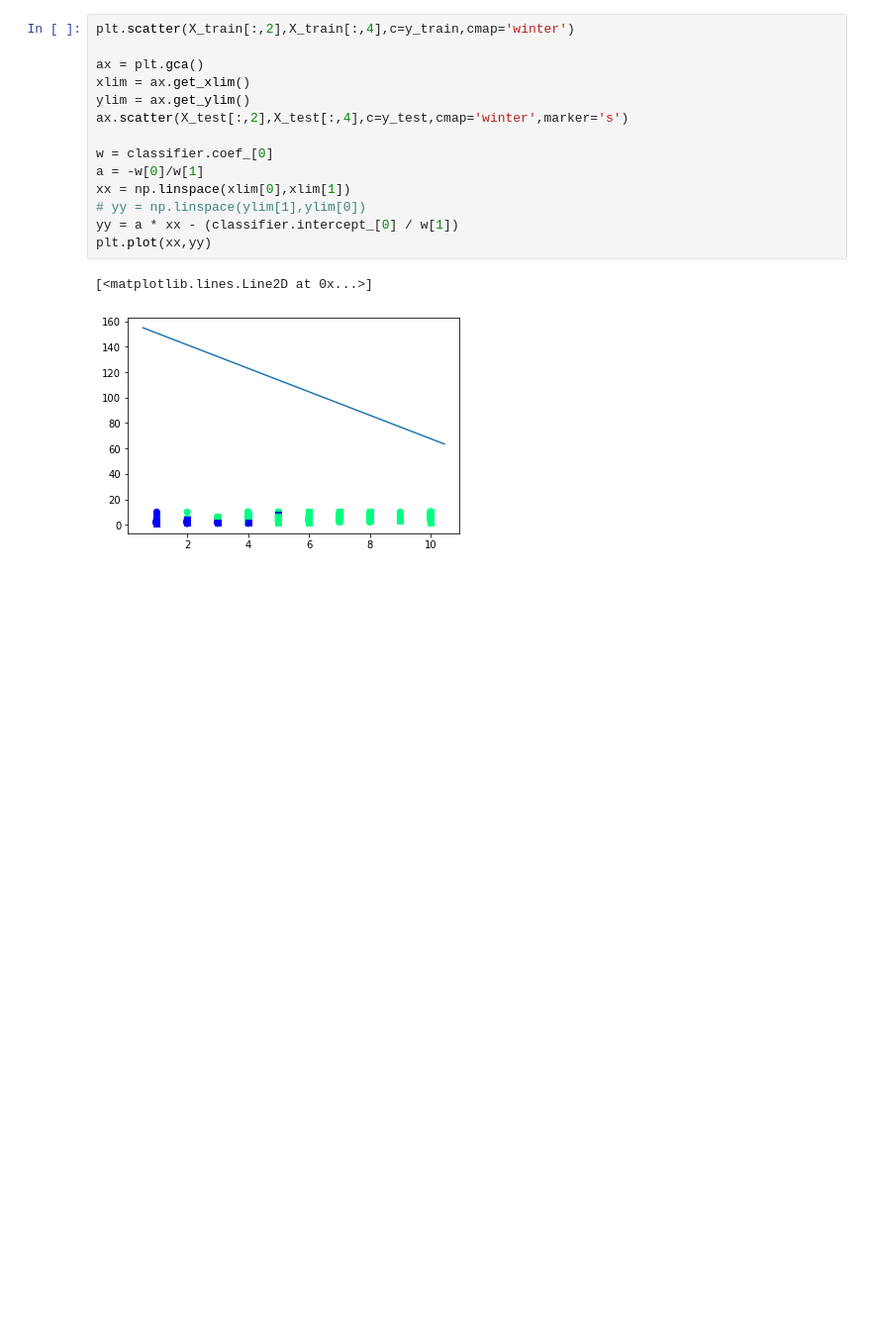
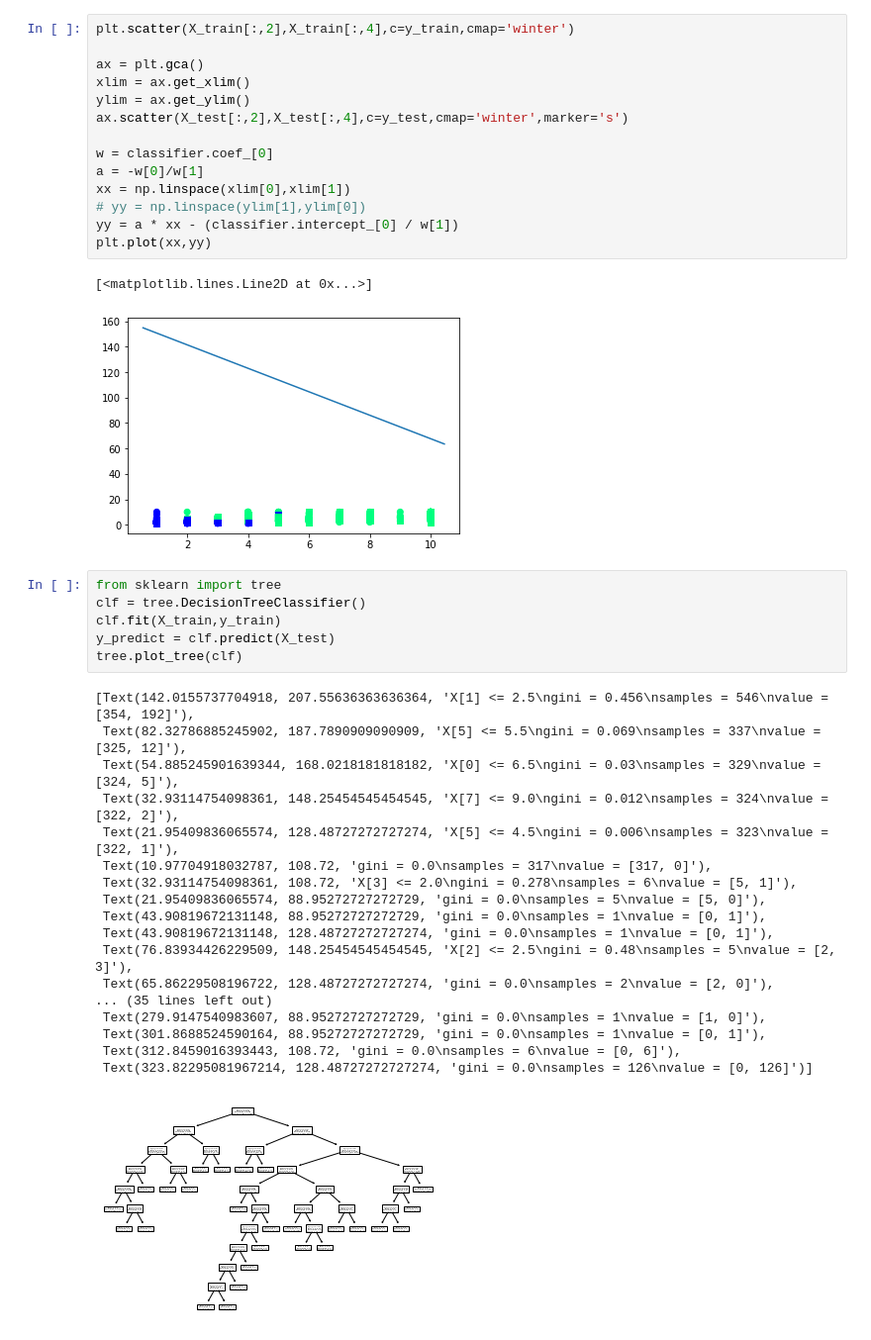
Before and after one commit to Jay-N-Chachapara/MTech, a Jupyter notebook: pr/Assignments/a3 SVM/SVM - Assign.ipynb, the cells around one changed output. Shown at 99% size. Cells and saved outputs as stored; diff of their text form; blank space fills up the shorter version.

```diff
--- a/pr/Assignments/a3 SVM/SVM - Assign.ipynb
+++ b/pr/Assignments/a3 SVM/SVM - Assign.ipynb
@@ -118,3 +118,28 @@ plt.plot(xx,yy)
 # %% [output]
 [<matplotlib.lines.Line2D at 0x...>]
 [figure]
+# %%
+from sklearn import tree
+clf = tree.DecisionTreeClassifier()
+clf.fit(X_train,y_train)
+y_predict = clf.predict(X_test)
+tree.plot_tree(clf)
+# %% [output]
+[Text(142.0155737704918, 207.55636363636364, 'X[1] <= 2.5\ngini = 0.456\nsamples = 546\nvalue = [354, 192]'),
+ Text(82.32786885245902, 187.7890909090909, 'X[5] <= 5.5\ngini = 0.069\nsamples = 337\nvalue = [325, 12]'),
+ Text(54.885245901639344, 168.0218181818182, 'X[0] <= 6.5\ngini = 0.03\nsamples = 329\nvalue = [324, 5]'),
+ Text(32.93114754098361, 148.25454545454545, 'X[7] <= 9.0\ngini = 0.012\nsamples = 324\nvalue = [322, 2]'),
+ Text(21.95409836065574, 128.48727272727274, 'X[5] <= 4.5\ngini = 0.006\nsamples = 323\nvalue = [322, 1]'),
+ Text(10.97704918032787, 108.72, 'gini = 0.0\nsamples = 317\nvalue = [317, 0]'),
+ Text(32.93114754098361, 108.72, 'X[3] <= 2.0\ngini = 0.278\nsamples = 6\nvalue = [5, 1]'),
+ Text(21.95409836065574, 88.95272727272729, 'gini = 0.0\nsamples = 5\nvalue = [5, 0]'),
+ Text(43.90819672131148, 88.95272727272729, 'gini = 0.0\nsamples = 1\nvalue = [0, 1]'),
+ Text(43.90819672131148, 128.48727272727274, 'gini = 0.0\nsamples = 1\nvalue = [0, 1]'),
+ Text(76.83934426229509, 148.25454545454545, 'X[2] <= 2.5\ngini = 0.48\nsamples = 5\nvalue = [2, 3]'),
+ Text(65.86229508196722, 128.48727272727274, 'gini = 0.0\nsamples = 2\nvalue = [2, 0]'),
+... (35 lines left out)
+ Text(279.9147540983607, 88.95272727272729, 'gini = 0.0\nsamples = 1\nvalue = [1, 0]'),
+ Text(301.8688524590164, 88.95272727272729, 'gini = 0.0\nsamples = 1\nvalue = [0, 1]'),
+ Text(312.8459016393443, 108.72, 'gini = 0.0\nsamples = 6\nvalue = [0, 6]'),
+ Text(323.82295081967214, 128.48727272727274, 'gini = 0.0\nsamples = 126\nvalue = [0, 126]')]
+[figure, added]
```
Also changed, not shown: parts of 2 cells of this notebook, 2 other files.
